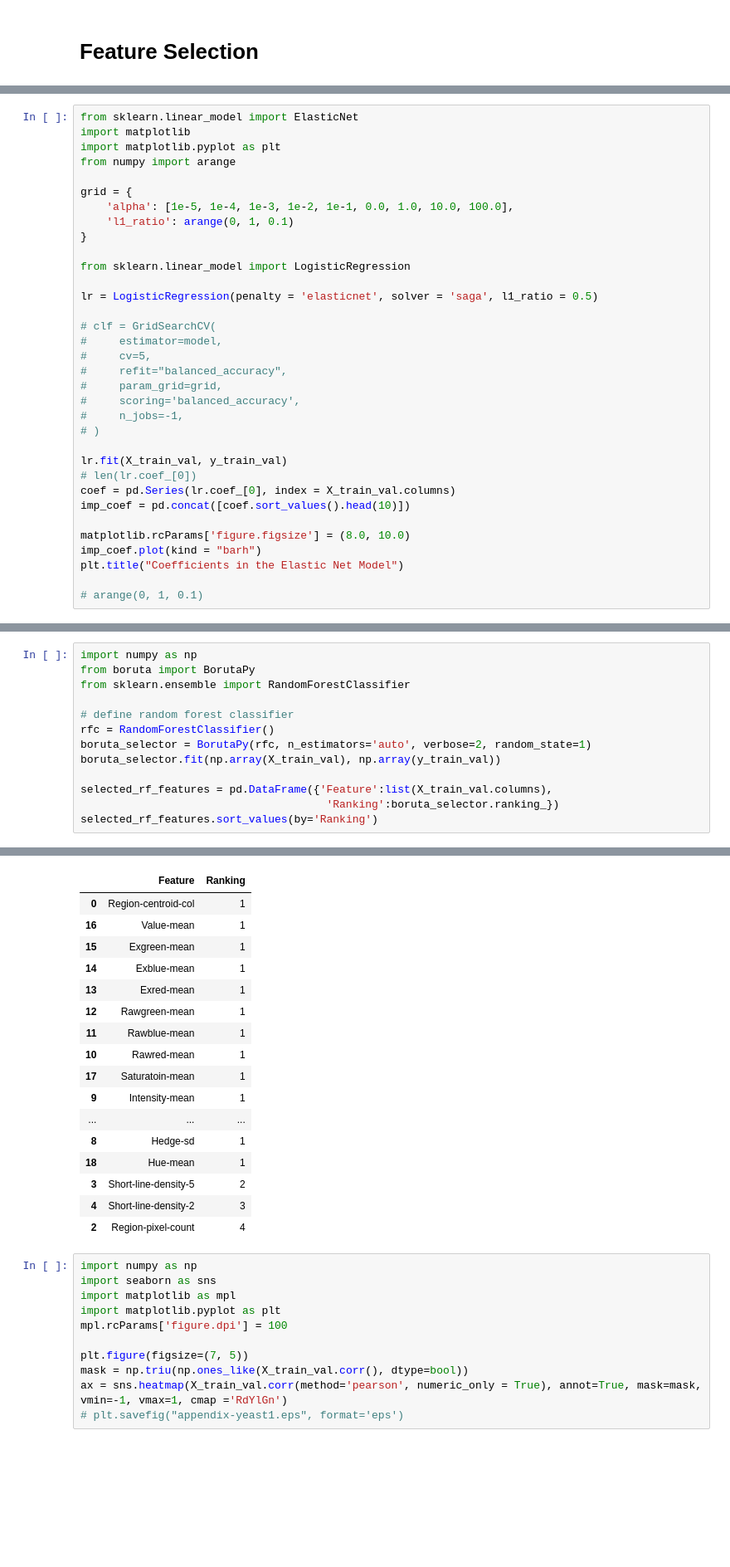
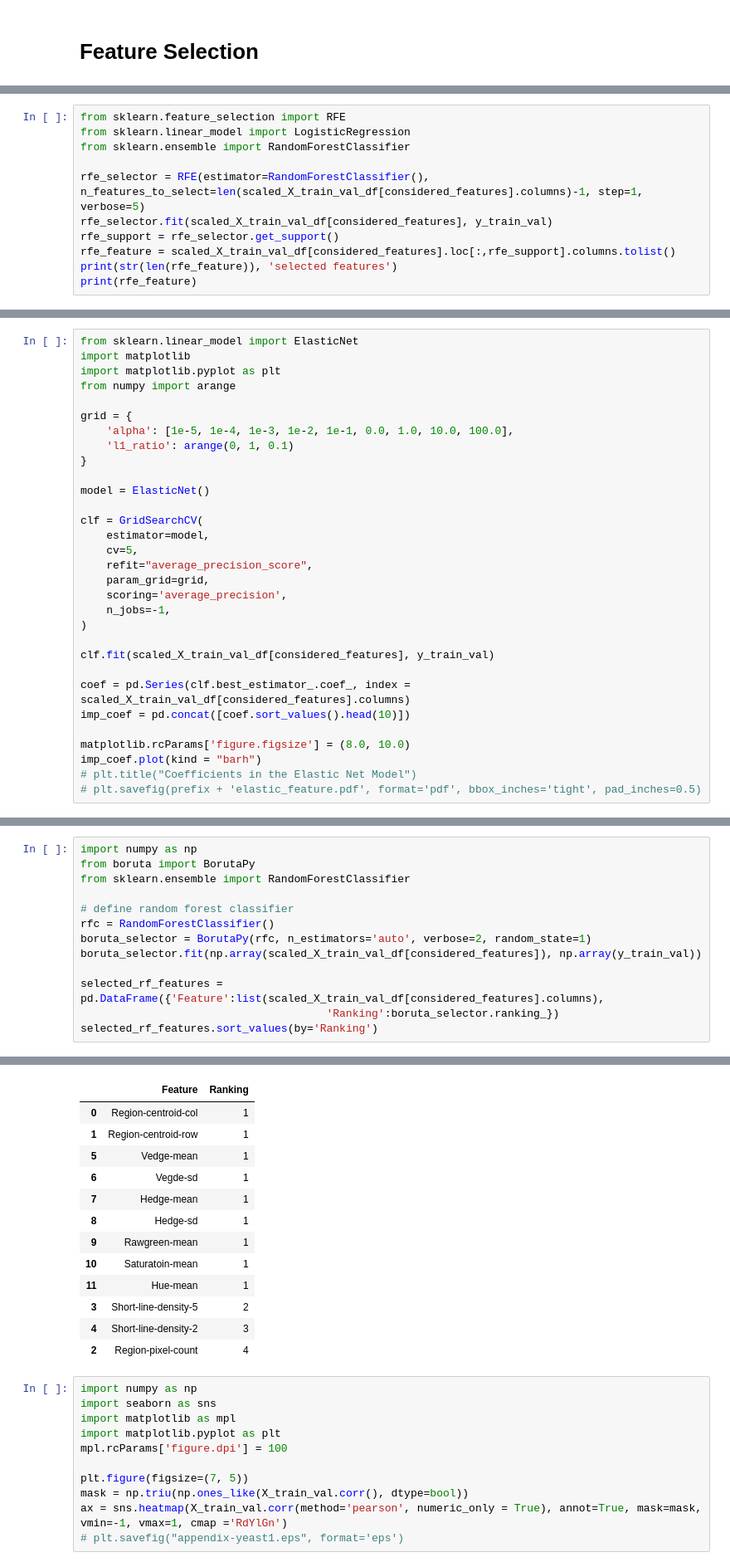
Before and after one commit to istiyaksiddiquee/thesis-work, a Jupyter notebook: appendix/data_separator.ipynb, the cells around one changed output, grey strips where cells are left out. Shown: that part at 83% size. Cells and saved outputs as stored; diff of their text form; blank space fills up the shorter version.

```diff
--- a/appendix/data_separator.ipynb
+++ b/appendix/data_separator.ipynb
@@ -287,0 +431,11 @@ Index(['Region-pixel-count', 'Short-line-density-2', 'Vegde-sd', 'Hedge-mean',
+# %%
+from sklearn.feature_selection import RFE
+from sklearn.linear_model import LogisticRegression
+from sklearn.ensemble import RandomForestClassifier
+
+rfe_selector = RFE(estimator=RandomForestClassifier(), n_features_to_select=len(scaled_X_train_val_df[considered_features].columns)-1, step=1, verbose=5)
+rfe_selector.fit(scaled_X_train_val_df[considered_features], y_train_val)
+rfe_support = rfe_selector.get_support()
+rfe_feature = scaled_X_train_val_df[considered_features].loc[:,rfe_support].columns.tolist()
+print(str(len(rfe_feature)), 'selected features')
+print(rfe_feature)
@@ -345,27 +508,24 @@ grid = {
     'l1_ratio': arange(0, 1, 0.1)
 }
 
-from sklearn.linear_model import LogisticRegression
+model = ElasticNet()
 
-lr = LogisticRegression(penalty = 'elasticnet', solver = 'saga', l1_ratio = 0.5)
+clf = GridSearchCV(
+    estimator=model,
+    cv=5,
+    refit="average_precision_score",
+    param_grid=grid,
+    scoring='average_precision',
+    n_jobs=-1,
+)
 
-# clf = GridSearchCV(
-#     estimator=model,
-#     cv=5,
-#     refit="balanced_accuracy",
-#     param_grid=grid,
-#     scoring='balanced_accuracy',
-#     n_jobs=-1,
-# )
+clf.fit(scaled_X_train_val_df[considered_features], y_train_val)
 
-lr.fit(X_train_val, y_train_val)
-# len(lr.coef_[0])
-coef = pd.Series(lr.coef_[0], index = X_train_val.columns)
+coef = pd.Series(clf.best_estimator_.coef_, index = scaled_X_train_val_df[considered_features].columns)
 imp_coef = pd.concat([coef.sort_values().head(10)])
 
 matplotlib.rcParams['figure.figsize'] = (8.0, 10.0)
 imp_coef.plot(kind = "barh")
-plt.title("Coefficients in the Elastic Net Model")
-
-# arange(0, 1, 0.1)
+# plt.title("Coefficients in the Elastic Net Model")
+# plt.savefig(prefix + 'elastic_feature.pdf', format='pdf', bbox_inches='tight', pad_inches=0.5)
 # %% [output]
@@ -379,9 +544,9 @@ from sklearn.ensemble import RandomForestClassifier
 # define random forest classifier
 rfc = RandomForestClassifier()
 boruta_selector = BorutaPy(rfc, n_estimators='auto', verbose=2, random_state=1)
-boruta_selector.fit(np.array(X_train_val), np.array(y_train_val))
+boruta_selector.fit(np.array(scaled_X_train_val_df[considered_features]), np.array(y_train_val))
 
-selected_rf_features = pd.DataFrame({'Feature':list(X_train_val.columns),
+selected_rf_features = pd.DataFrame({'Feature':list(scaled_X_train_val_df[considered_features].columns),
                                       'Ranking':boruta_selector.ranking_})
 selected_rf_features.sort_values(by='Ranking')
 # %% [output]
@@ -403,19 +568,15 @@ Confirmed:      16
 Tentative:      0
 Rejected:       3
 |  | Feature | Ranking |
 | 0 | Region-centroid-col | 1 |
-| 16 | Value-mean | 1 |
-| 15 | Exgreen-mean | 1 |
-| 14 | Exblue-mean | 1 |
-| 13 | Exred-mean | 1 |
-| 12 | Rawgreen-mean | 1 |
-| 11 | Rawblue-mean | 1 |
-| 10 | Rawred-mean | 1 |
-| 17 | Saturatoin-mean | 1 |
-| 9 | Intensity-mean | 1 |
-| ... | ... | ... |
+| 1 | Region-centroid-row | 1 |
+| 5 | Vedge-mean | 1 |
+| 6 | Vegde-sd | 1 |
+| 7 | Hedge-mean | 1 |
 | 8 | Hedge-sd | 1 |
-| 18 | Hue-mean | 1 |
+| 9 | Rawgreen-mean | 1 |
+| 10 | Saturatoin-mean | 1 |
+| 11 | Hue-mean | 1 |
 | 3 | Short-line-density-5 | 2 |
 | 4 | Short-line-density-2 | 3 |
 | 2 | Region-pixel-count | 4 |
```
Also changed, not shown: parts of 18 cells of this notebook, 30 other files.
